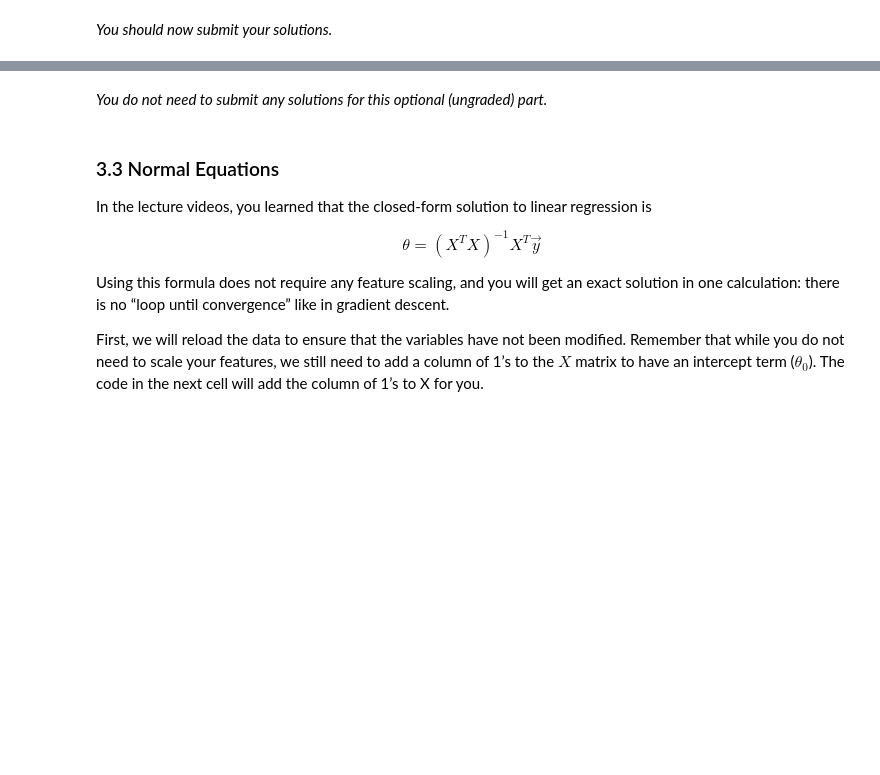
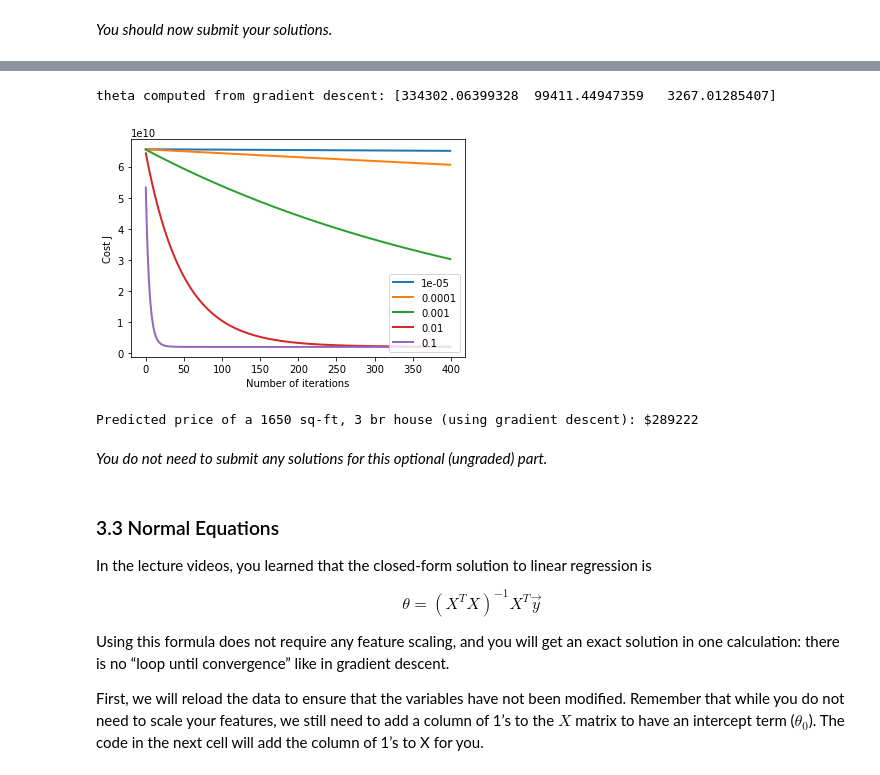
Before and after one commit to lylyjenny/Coursera-ML-Assignment, a Jupyter notebook: Exercise1/exercise1.ipynb, the cells around one changed output, grey strips where cells are left out. Saved outputs shown, nothing was run; the diff lists cells and outputs as text; code cells hidden in the pictures; blank space fills up the shorter version.

```diff
--- a/Exercise1/exercise1.ipynb
+++ b/Exercise1/exercise1.ipynb
@@ -409,6 +438,7 @@ def gradientDescent(X, y, theta, alpha, num_iters):
     for i in range(num_iters):
         # ==================== YOUR CODE HERE =================================
 
+        theta = theta - alpha * (np.dot(np.transpose(X), np.dot(X, theta) - y)) * 1/m
 
         # =====================================================================
 
@@ -593,6 +664,10 @@ def  featureNormalize(X):
 
     # =========================== YOUR CODE HERE =====================
 
+    mu = np.mean(X, axis = 0)
+    sigma = np.std(X, axis = 0)
+
+    X_norm = (X - mu)/sigma
 
     # ================================================================
     return X_norm, mu, sigma
@@ -678,6 +773,7 @@ def computeCostMulti(X, y, theta):
 
     # ======================= YOUR CODE HERE ===========================
 
+    J = (1/(2*m))*sum((np.matmul(X, theta) - y) ** 2)
 
     # ==================================================================
     return J
@@ -737,7 +850,7 @@ def gradientDescentMulti(X, y, theta, alpha, num_iters):
     for i in range(num_iters):
         # ======================= YOUR CODE HERE ==========================
 
-
+        theta = theta - alpha * (1/m) * (np.dot(np.transpose(X), np.dot(X, theta) - y))
         # =================================================================
 
         # save the cost J in every iteration
@@ -828,3 +939,42 @@ print('Predicted price of a 1650 sq-ft, 3 br house (using gradient descent): ${:
+# %%
+# Choose some alpha value - change this
+alpha = [1e-5, 1e-4, 1e-3, 1e-2, 0.1]
+num_iters = 400
+
+for alpha_i in alpha:
+    # init theta and run gradient descent
+    theta = np.zeros(3)
+    theta, J_history = gradientDescentMulti(X_norm, y, theta, alpha_i, num_iters)
+
+    # Plot the convergence graph
+    pyplot.plot(np.arange(len(J_history)), J_history, lw=2, label = str(alpha_i))
+    pyplot.xlabel('Number of iterations')
+    pyplot.ylabel('Cost J')
+
+pyplot.legend(loc='lower right')
+
+# Display the gradient descent's result
+# best alpha: 0.01
+theta = np.zeros(3)
+alpha =  0.01
+theta, J_history = gradientDescentMulti(X_norm, y, theta, alpha, num_iters)
+print('theta computed from gradient descent: {:s}'.format(str(theta)))
+# %% [output]
+theta computed from gradient descent: [334302.06399328  99411.44947359   3267.01285407]
+[figure, added]
+# %%
+# Estimate the price of a 1650 sq-ft, 3 br house
+# ======================= YOUR CODE HERE ===========================
+# Recall that the first column of X is all-ones.
+# Thus, it does not need to be normalized.
+
+X_test_norm = np.array([1, (1650-mu[0])/sigma[0], (3-mu[1])/sigma[1]])
+price = np.dot(X_test_norm, theta)
+# # ===================================================================
+
+print('Predicted price of a 1650 sq-ft, 3 br house (using gradient descent): ${:.0f}'.format(price))
+# %% [output]
+Predicted price of a 1650 sq-ft, 3 br house (using gradient descent): $289222
 # %% [markdown]
 *You do not need to submit any solutions for this optional (ungraded) part.*
 # %% [markdown]
```
Also changed, not shown: parts of 21 cells of this notebook.
